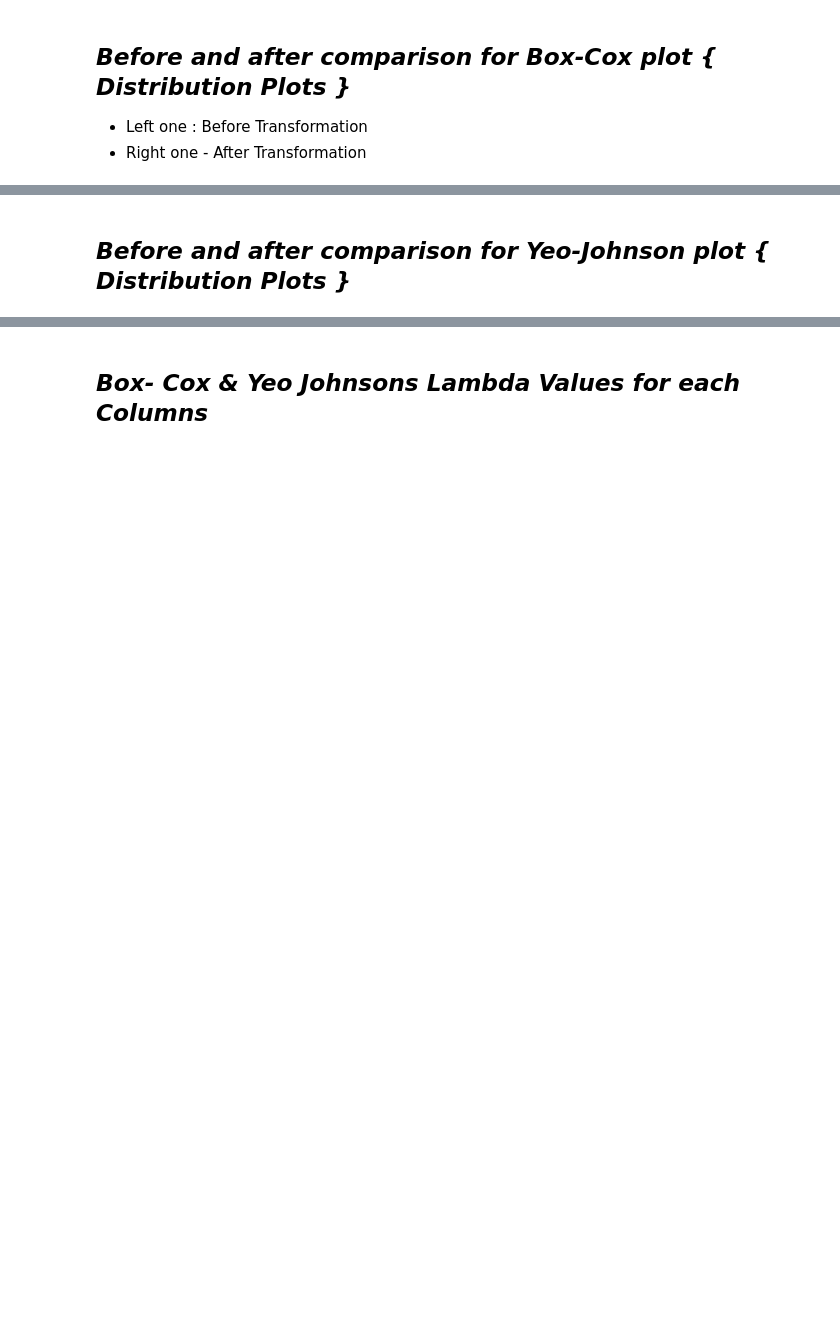
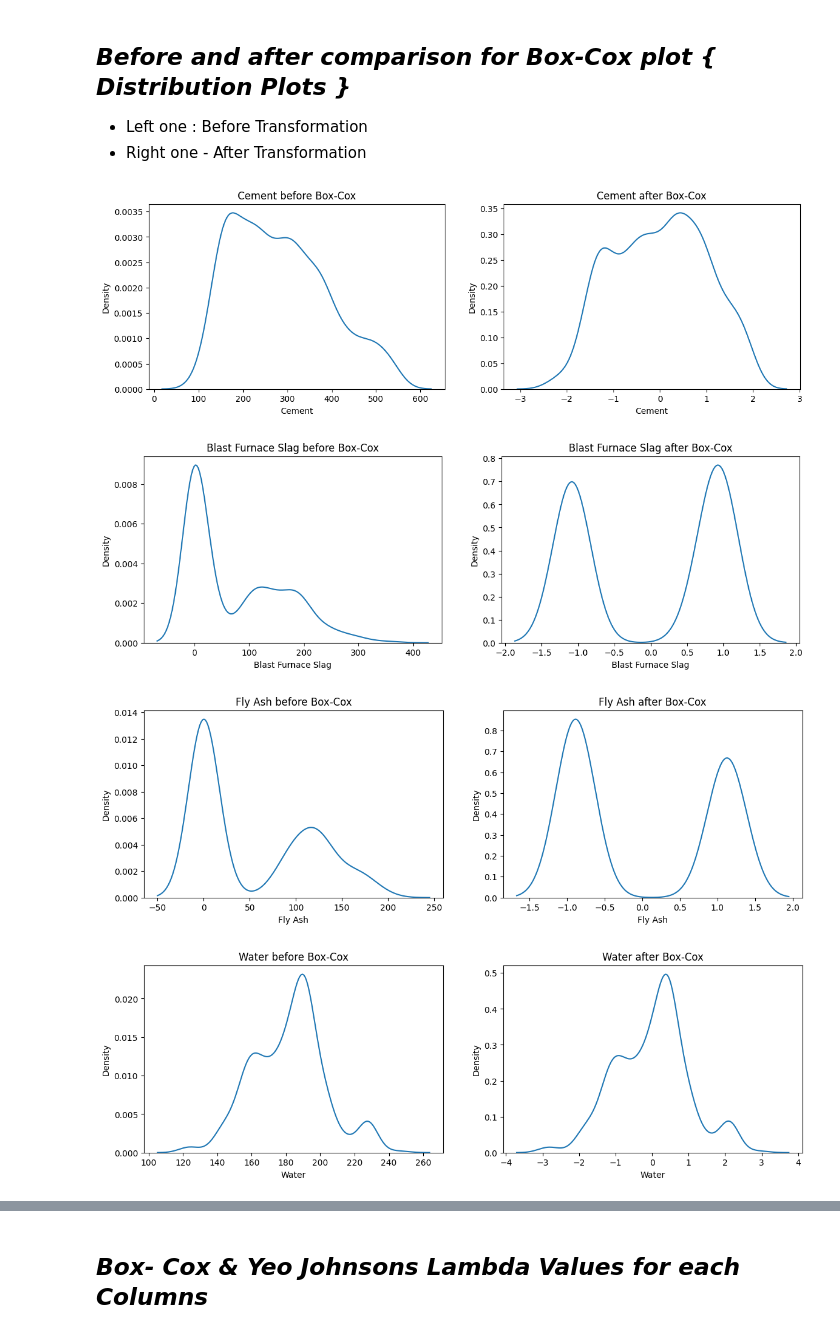
Before and after one commit to Reserted/Project-Notebooks, a Jupyter notebook: power-transformers.ipynb, the cells around one changed output, grey strips where cells are left out. Cells and saved outputs as stored; diff of their text form; code cells hidden in the pictures; blank space fills up the shorter version.

```diff
--- a/power-transformers.ipynb
+++ b/power-transformers.ipynb
@@ -109,13 +182,18 @@ X_test_transformed = pd.DataFrame(X_test_transformed , columns = X_test.columns)
 # %%
 # Before and after comparison for Box-Cox plot
 for col in X_train_transformed.columns:
     plt.figure(figsize=(14,4))
     plt.subplot(121)
     sns.kdeplot(X_train[col])
-    plt.title(col)
+    plt.title(col + ' before Box-Cox')
 
     plt.subplot(122)
     sns.kdeplot(X_train_transformed[col])
-    plt.title(col)
+    plt.title(col + ' after Box-Cox')
 
     plt.show()
+# %% [output]
+[figure, added]
+[figure, added]
+[figure, added]
+[figure, added]
@@ -145,2 +203,0 @@ X_test_transformed2 = pd.DataFrame(X_test_transformed2 ,columns=X_test.columns)
-# %% [markdown]
-## ***Before and after comparison for Yeo-Johnson plot { Distribution Plots }***
```
Also changed, not shown: parts of 22 cells of this notebook.
